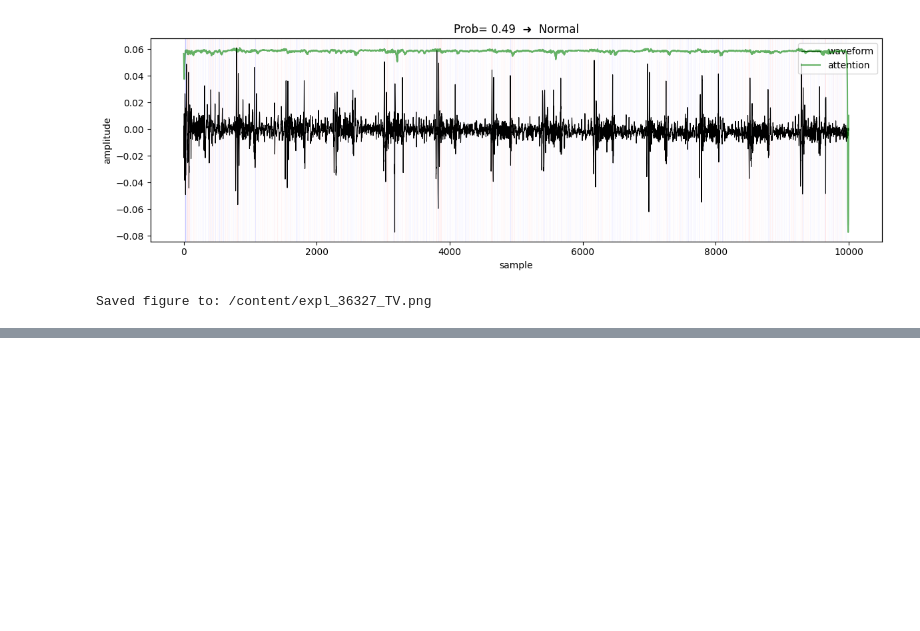
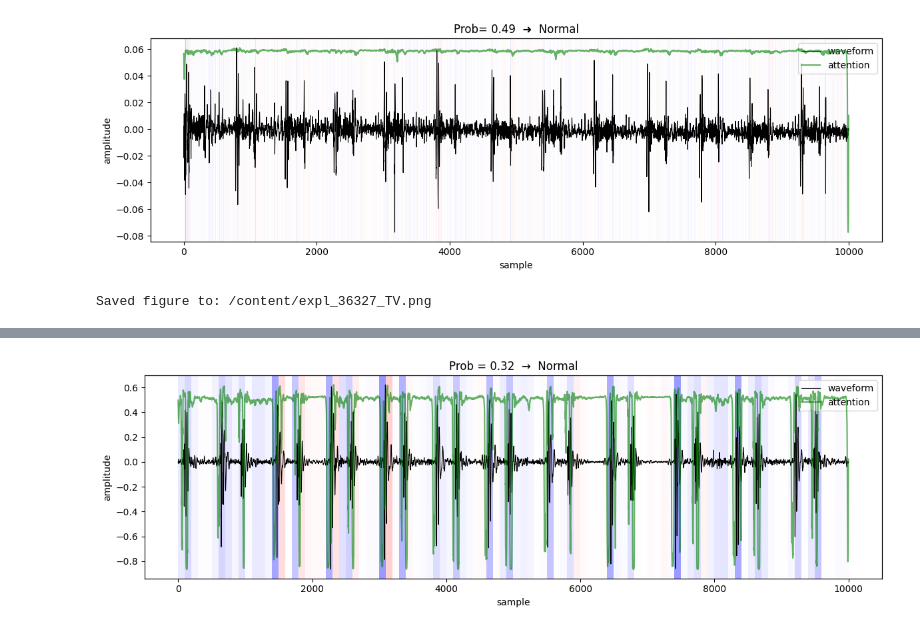
Before and after one commit to RakibAlMahdi/Rakib_XAI_FYP_final4, a Jupyter notebook: Rakib_pcg_training.ipynb, the cells around one changed output, grey strips where cells are left out. Drawn from its saved outputs; the diff is of its cells as text; code cells hidden in the pictures; blank space fills up the shorter version.

```diff
--- a/Rakib_pcg_training.ipynb
+++ b/Rakib_pcg_training.ipynb
@@ -845,0 +945,83 @@ Saved figure to: /content/expl_85064_MV.png
+# %%
+# ============================================================
+#  AUTO-DEMO CELL  –  random PhysioNet/CirCor segment + XAI
+# ============================================================
+!pip install -q torch torchaudio shap matplotlib numpy
+
+from pathlib import Path
+from random  import choice
+import sys, glob, torch, torchaudio, numpy as np, matplotlib.pyplot as plt
+
+# ––1.  Mount Drive once ––––––––––––––––––––––––––––––––––––––
+try:
+    from google.colab import drive
+    drive.mount("/content/drive", force_remount=False)
+except Exception:
+    pass
+
+# ––2.  Find repo folder (needs inference.py) –––––––––––––––––
+print("🔍 Looking for inference.py …")
+inf_py = [p for p in glob.glob("/content/drive/**/*.py", recursive=True)
+          if Path(p).name.lower() == "inference.py"]
+assert inf_py, "Upload your project so that inference.py is on Drive!"
+repo_dir = str(Path(inf_py[0]).parent)
+sys.path.append(repo_dir)
+print("   • repo_dir:", repo_dir)
+
+# ––3.  Find checkpoint –––––––––––––––––––––––––––––––––––––––
+ckpt = glob.glob(f"{repo_dir}/**/best_combined.pth", recursive=True)
+assert ckpt, "best_combined.pth not found in repo folder tree"
+ckpt = ckpt[0]
+print("   • checkpoint:", ckpt)
+
+# ––4.  Gather WAVs whose path contains 'physio' or 'circor' ––
+wav_candidates = [p for p in glob.glob("/content/drive/**/*.wav", recursive=True)
+                  if ("physio" in p.lower()) or ("circor" in p.lower())]
+assert wav_candidates, "No PhysioNet or CirCor WAV files found on Drive."
+wav_path = choice(wav_candidates)
+print(f"🎲 Random pick ->  {wav_path}")
+
+# ––5.  Load model + SHAP explainer ––––––––––––––––––––––––––
+from inference import load_model
+from xai_utils import prepare_explainer, generate_explanation
+
+device      = "cuda" if torch.cuda.is_available() else "cpu"
+model, thr  = load_model(ckpt, device=device)
+explainer   = prepare_explainer(model, background_size=8, device=device)
+
+# ––6.  Read 10-s segment, resample, pad/crop ––––––––––––––––
+wav, sr = torchaudio.load(wav_path)
+if sr != 1000:
+    wav = torchaudio.functional.resample(wav, sr, 1000)
+segment = torch.nn.functional.pad(wav, (0, max(0, 10_000 - wav.shape[1])))[:, :10_000]
+
+# ––7.  Explain ––––––––––––––––––––––––––––––––––––––––––––––
+exp          = generate_explanation(segment, model, explainer, threshold=thr)
+wave, phi, attn = exp["wave"], exp["shap"], exp["attention"]
+
+# ––8.  Down-sample SHAP into 100 bins –––––––––––––––––––––––
+phi_binned = phi.reshape(100, 100).mean(1)
+vmax       = np.abs(phi_binned).max() + 1e-8
+t          = np.arange(len(wave))
+
+# ––9.  Plot –––––––––––––––––––––––––––––––––––––––––––––––––
+fig, ax1 = plt.subplots(figsize=(12, 4))
+ax1.plot(t, wave, lw=0.8, color="black", label="waveform")
+cmap = plt.get_cmap("bwr")
+for k, v in enumerate(phi_binned):
+    ax1.axvspan(k*100, (k+1)*100,
+                color=cmap(0.5 + 0.5 * v / vmax),
+                alpha=0.40, linewidth=0)
+
+ax2 = ax1.twinx()
+ax2.plot(t, attn, color="green", alpha=0.6, label="attention")
+ax2.set_yticks([])
+
+title = f"Prob = {exp['prob']:.2f}  →  {'Abnormal' if exp['is_abnormal'] else 'Normal'}"
+ax1.set_title(title); ax1.set_xlabel("sample"); ax1.set_ylabel("amplitude")
+lines, labs = ax1.get_legend_handles_labels()
+l2, lab2    = ax2.get_legend_handles_labels()
+ax1.legend(lines + l2, labs + lab2, loc="upper right")
+plt.tight_layout(); plt.show()
+# ============================================================
+# %% [output]
@@ -845,0 +1033 @@ Saved figure to: /content/expl_85064_MV.png
+[figure, added]
```
Also changed, not shown: parts of 5 cells of this notebook, 10 other files.
